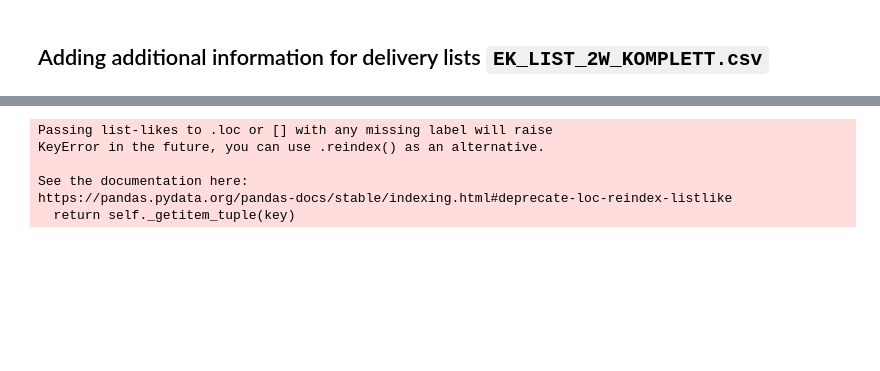
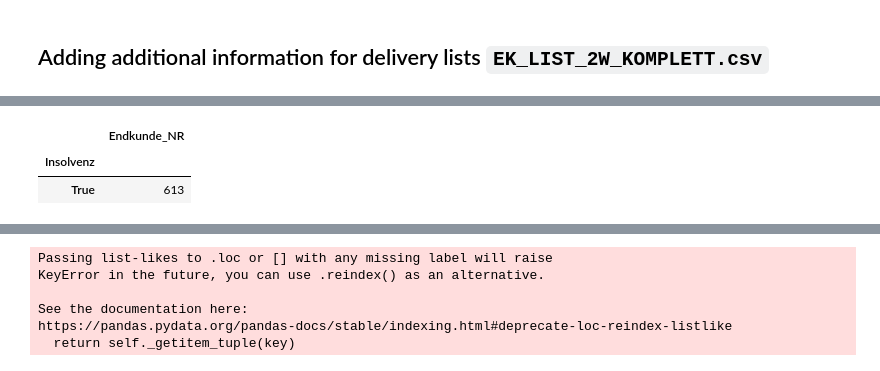
Before and after one commit to apgsga-stc/PredictiveAnalyticsPython, a Jupyter notebook: vkprog_analyse/sales_pred_master.ipynb, the cells around one changed output, grey strips where cells are left out. Cells and saved outputs as stored; diff of their text form; code cells hidden in the pictures; blank space fills up the shorter version.

Commit message:
Implemented new column: Insolvenz

```diff
--- a/vkprog_analyse/sales_pred_master.ipynb
+++ b/vkprog_analyse/sales_pred_master.ipynb
@@ -979,3 +988,9 @@ from pa_lib.file import load_bin
+# %%
+ek_info.groupby("Insolvenz").agg({"Endkunde_NR": "count"})
+# %% [output]
+|  | Endkunde_NR |
+| Insolvenz |  |
+| True | 613 |
 # %%
 ek_info = load_bin("vkprog\\ek_info.feather")
 # %% [output]
```
Also changed, not shown: parts of 3 cells of this notebook, 2 other files.
